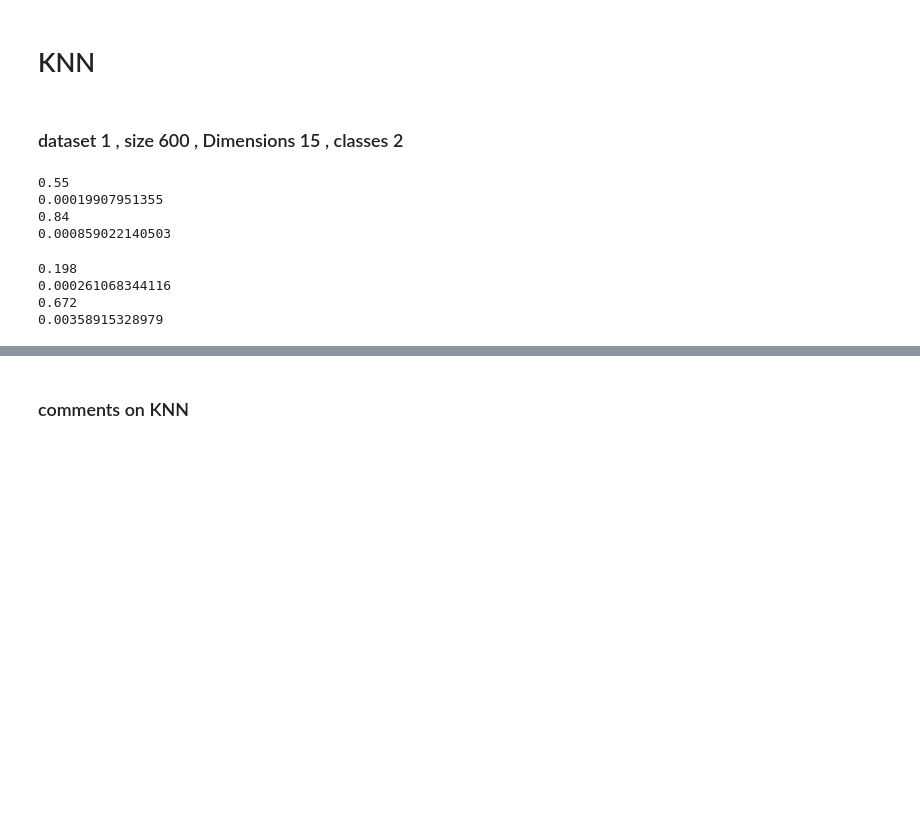
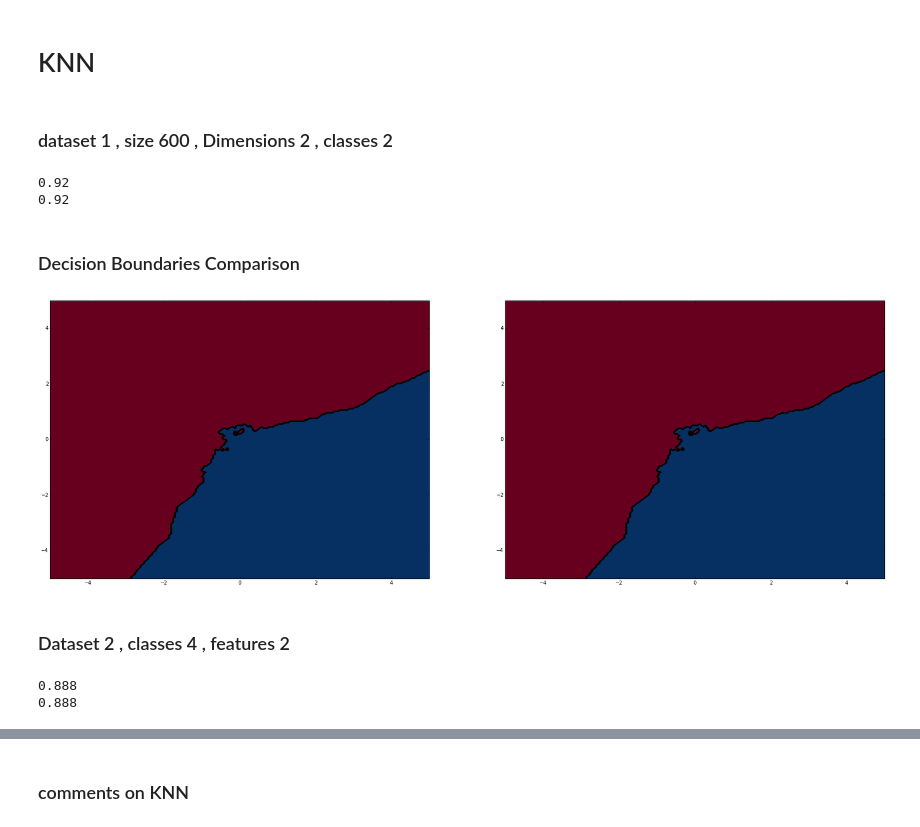
Before and after one commit to Hephaestus12/shogun_notebooks, a Jupyter notebook: Classifiers.ipynb, the cells around one changed output, grey strips where cells are left out. Cells and saved outputs as stored; diff of their text form; code cells hidden in the pictures; blank space fills up the shorter version.

Commit message:
fix data conversion and add plots

```diff
--- a/Classifiers.ipynb
+++ b/Classifiers.ipynb
@@ -56,53 +113,78 @@ shogun_labels3_test = MulticlassLabels(labels3_test*1.0)
+# %%
+def plot_model(plot,classifier,features,labels,fading=True):
+    """
+    This function plots an input classification model
+    """
+    x,y,z = compute_plot_isolines(classifier,features,fading=fading)
+    plot.pcolor(x,y,z,cmap='RdBu_r')
+    plot.contour(x, y, z, linewidths=1, colors='black')
+# %%
+def compute_plot_isolines_sk(classifier,features,size=200):
+    """
+    This function computes the classification of points on the grid
+    to get the decision boundaries used in plotting
+    """
+    x1 = np.linspace(-5,5, size)
+    x2 = np.linspace(-5,5, size)
+
+    x, y = np.meshgrid(x1, x2)
+    plot_labels = classifier.predict(np.c_[x.ravel(), y.ravel()])
+    z = plot_labels.reshape(x.shape)
+    return x,y,z
+
+def plot_model_sk(plot,classifier,features,labels,fading=True):
+    """
+    This function plots an input classification model
+    """
+    x,y,z = compute_plot_isolines_sk(classifier,features)
+    plot.pcolor(x,y,z,cmap='RdBu_r')
+    plot.contour(x, y, z, linewidths=1, colors='black')
 # %% [markdown]
 # KNN
 # %% [markdown]
-### dataset 1 , size 600 , Dimensions 15 , classes 2
+### dataset 1 , size 600 , Dimensions 2 , classes 2
 # %%
 number_of_neighbors = 10
 
-start = time.time()
 distances1 = EuclideanDistance(shogun_feats1_train, shogun_feats1_train)
 shogun_knn1 = KNN(number_of_neighbors,distances1,shogun_labels1_train)
 shogun_knn1.train()
-end = time.time()
 
 print np.sum((labels1_test == shogun_knn1.apply(shogun_feats1_test).get_labels()))/100.0
-print end-start
 
 from sklearn.neighbors import KNeighborsClassifier
 
-start = time.time()
 sklearn_knn1 =KNeighborsClassifier(n_neighbors=number_of_neighbors)
 sklearn_knn1.fit(feats1_train,labels1_train)
-end = time.time()
 print np.sum(sklearn_knn1.predict(feats1_test) == labels1_test)/100.0
-print end-start
 # %% [output]
-0.55
-0.00019907951355
-0.84
-0.000859022140503
+0.92
+0.92
+# %% [markdown]
+### Decision Boundaries Comparison
+# %%
+plt.figure(figsize=(30,10))
+plt.subplot(121)
+plot_model_sk(plt,sklearn_knn1,feats1_train,labels1_train)
+plt.subplot(122)
+plot_model(plt,shogun_knn1,shogun_feats1_train.get_feature_matrix(),labels1_train,fading=False)
+# %% [output]
+[figure, added]
+# %% [markdown]
+### Dataset 2 , classes 4 , features 2
 # %%
 number_of_neighbors = 10
 
-start = time.time()
 distances2 = EuclideanDistance(shogun_feats2_train, shogun_feats2_train)
 shogun_knn2 = KNN(number_of_neighbors,distances2,shogun_labels2_train)
 shogun_knn2.train()
-end = time.time()
 print sum(labels2_test == shogun_knn2.apply(shogun_feats2_test).get_labels())/500.0
-print end-start
 
 from sklearn.neighbors import KNeighborsClassifier
 
-start = time.time()
 sklearn_knn2 =KNeighborsClassifier(n_neighbors=number_of_neighbors)
 sklearn_knn2.fit(feats2_train,labels2_train)
-end = time.time()
 print sum(sklearn_knn2.predict(feats2_test) == labels2_test)/500.0
-print end-start
 # %% [output]
-0.198
-0.000261068344116
-0.672
-0.00358915328979
+0.888
+0.888
```
Also changed, not shown: parts of 36 cells of this notebook.
